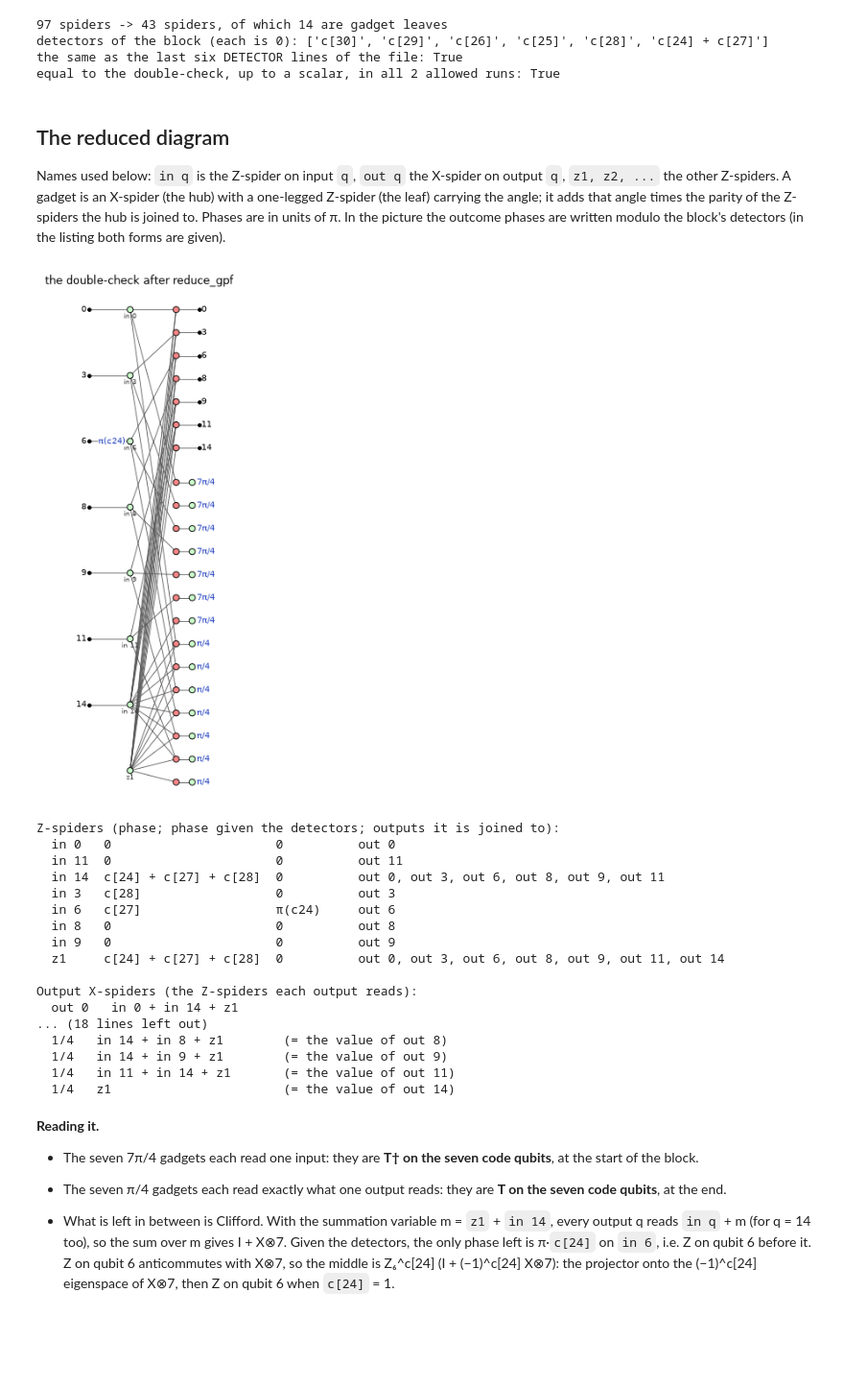
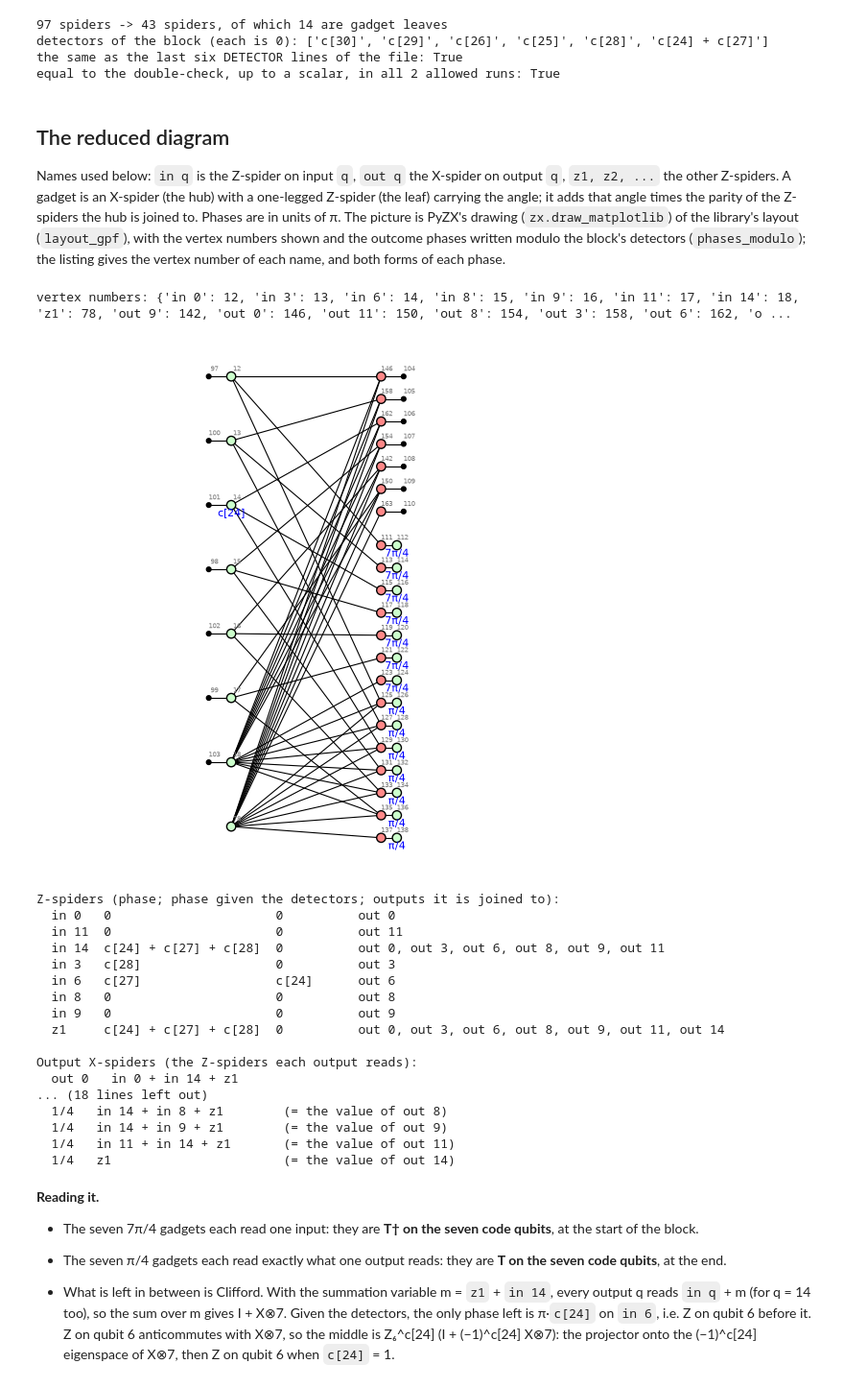
Before and after one commit to JennyLiu0716/SQZ, a Jupyter notebook: examples/CultivationDoubleCheck.ipynb, the cells around one changed output. Shown at 96% size. Saved outputs shown, nothing was run; the diff lists cells and outputs as text; code cells hidden in the pictures; blank space fills up the shorter version.

```diff
--- a/examples/CultivationDoubleCheck.ipynb
+++ b/examples/CultivationDoubleCheck.ipynb
@@ -146,31 +145,30 @@ equal to the double-check, up to a scalar, in all 2 allowed runs: True
 # %% [markdown]
 ## The reduced diagram
 
-Names used below: `in q` is the Z-spider on input `q`, `out q` the X-spider on output `q`, `z1, z2, ...` the other Z-spiders. A gadget is an X-spider (the hub) with a one-legged Z-spider (the leaf) carrying the angle; it adds that angle times the parity of the Z-spiders the hub is joined to. Phases are in units of π. In the picture the outcome phases are written modulo the block's detectors (in the listing both forms are given).
+Names used below: `in q` is the Z-spider on input `q`, `out q` the X-spider on output `q`, `z1, z2, ...` the other Z-spiders. A gadget is an X-spider (the hub) with a one-legged Z-spider (the leaf) carrying the angle; it adds that angle times the parity of the Z-spiders the hub is joined to. Phases are in units of π. The picture is PyZX's drawing (`zx.draw_matplotlib`) of the library's layout (`layout_gpf`), with the vertex numbers shown and the outcome phases written modulo the block's detectors (`phases_modulo`); the listing gives the vertex number of each name, and both forms of each phase.
 # %%
 def names_of(h):
     name = {}
     for b in h.inputs():
         (w,) = h.neighbors(b)
         name[w] = 'in {}'.format(get_logical_qubit(h, b))
     for b in h.outputs():
         (w,) = h.neighbors(b)
         name[w] = 'out {}'.format(get_logical_qubit(h, b))
     k = 0
     for v in sorted(h.vertices()):
         if v not in name and h.type(v) == VertexType.Z and not is_leaf(h, v):
             k += 1
             name[v] = 'z{}'.format(k)
     return name
 
 
 name = names_of(h)
-draw_layers(h, title="the double-check after reduce_gpf", constraints=res.constraints, width=6,
-            znames={v: n for v, n in name.items() if h.type(v) == VertexType.Z},
-            input_names=[get_logical_qubit(h, b) for b in h.inputs()],
-            qubit_names=[get_logical_qubit(h, b) for b in h.outputs()]);
+print("vertex numbers:", {n: v for v, n in sorted(name.items(), key=lambda kv: kv[0])})
+zx.draw_matplotlib(phases_modulo(h, res.constraints), labels=True, figsize=(7, 7))
 # %% [output]
+vertex numbers: {'in 0': 12, 'in 3': 13, 'in 6': 14, 'in 8': 15, 'in 9': 16, 'in 11': 17, 'in 14': 18, 'z1': 78, 'out 9': 142, 'out 0': 146, 'out 11': 150, 'out 8': 154, 'out 3': 158, 'out 6': 162, 'o ...
-[figure, old version]
+[figure, new version]
 # %%
 out_of = {name[v]: sorted(name[w] for w in h.neighbors(v) if h.type(w) == VertexType.Z)
           for b in h.outputs() for v in h.neighbors(b)}
@@ -178,7 +176,7 @@ out_of = {name[v]: sorted(name[w] for w in h.neighbors(v) if h.type(w) == Vertex
 print("Z-spiders (phase; phase given the detectors; outputs it is joined to):")
 for v in sorted((v for v in h.vertices() if h.type(v) == VertexType.Z and not is_leaf(h, v)), key=lambda v: name[v]):
     joined = sorted((o for o, zs in out_of.items() if name[v] in zs), key=lambda o: int(o.split()[1]))
-    print("  {:6s} {:22s} {:10s} {}".format(name[v], str(h.phase(v)), phase_label(h.phase(v), res.constraints) or '0',
+    print("  {:6s} {:22s} {:10s} {}".format(name[v], str(h.phase(v)), str(reduce_modulo(h.phase(v), res.constraints)),
                                            ', '.join(joined) or '-'))
 
 print()
@@ -202,7 +200,7 @@ Z-spiders (phase; phase given the detectors; outputs it is joined to):
   in 11  0                      0          out 11
   in 14  c[24] + c[27] + c[28]  0          out 0, out 3, out 6, out 8, out 9, out 11
   in 3   c[28]                  0          out 3
-  in 6   c[27]                  π(c24)     out 6
+  in 6   c[27]                  c[24]      out 6
   in 8   0                      0          out 8
   in 9   0                      0          out 9
   z1     c[24] + c[27] + c[28]  0          out 0, out 3, out 6, out 8, out 9, out 11, out 14
```
Also changed, not shown: parts of 4 cells of this notebook, 11 other files.
